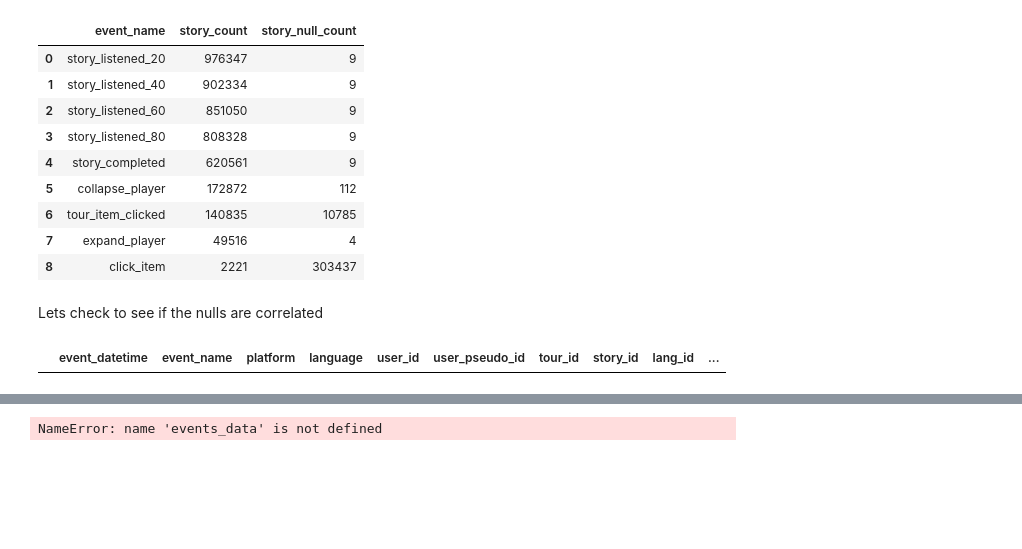
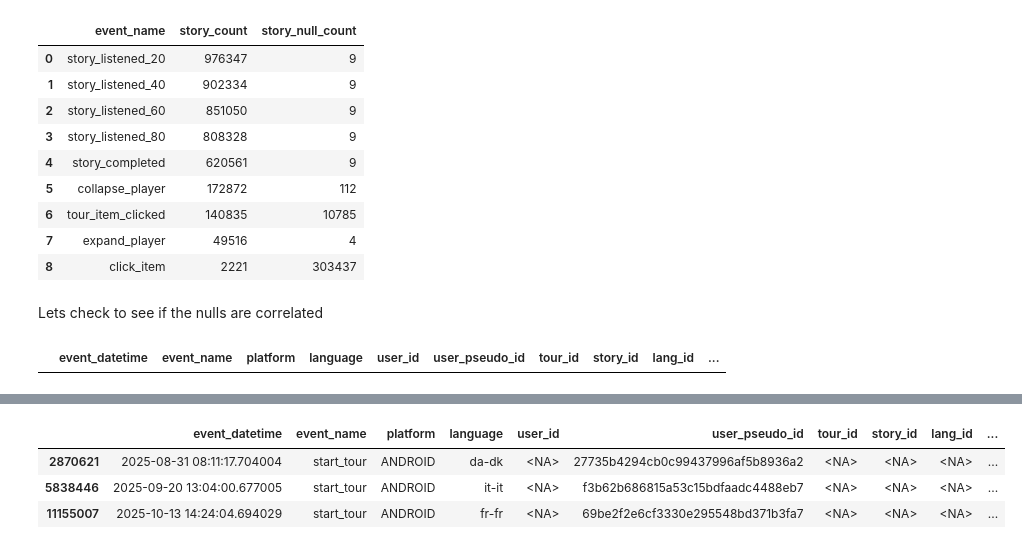
Before and after one commit to vassilismylo/Clio_Muse, a Jupyter notebook: Altair_Analytics/events_analysis.ipynb, the cells around one changed output, grey strips where cells are left out. Saved outputs shown, nothing was run; the diff lists cells and outputs as text; code cells hidden in the pictures; blank space fills up the shorter version.

Commit message:
event analysis ended

```diff
--- a/Altair_Analytics/events_analysis.ipynb
+++ b/Altair_Analytics/events_analysis.ipynb
@@ -238,6 +238,13 @@ story_null_events[story_null_events['event_name'] == "story_listened_20"]
 | 10912139 | 2025-10-24 11:37:57.252016 | story_listened_20 | ANDROID | el-gr | <NA> | 6cdf33aae5fdc0695785a56c4199194c | 908 | <NA> | 2 | ... |
 | 12833432 | 2025-10-24 12:26:18.289044 | story_listened_20 | ANDROID | el-gr | <NA> | 6cdf33aae5fdc0695785a56c4199194c | 908 | <NA> | 2 | ... |
 # %%
-events_data[events_data['user_pseudo_id'] == "2b48dd062081a9bc8a0fe0957e99a1ea"]
+weird_guy = events_data[events_data['user_pseudo_id'] == "27735b4294cb0c99437996af5b8936a2"]
-# %% [output]
-NameError: name 'events_data' is not defined
+# %%
+events_data.loc[
+    (events_data["event_name"] == 'start_tour') & (events_data["tour_id"].isna())
+]
+# %% [output]
+|  | event_datetime | event_name | platform | language | user_id | user_pseudo_id | tour_id | story_id | lang_id | ... |
+| 2870621 | 2025-08-31 08:11:17.704004 | start_tour | ANDROID | da-dk | <NA> | 27735b4294cb0c99437996af5b8936a2 | <NA> | <NA> | <NA> | ... |
+| 5838446 | 2025-09-20 13:04:00.677005 | start_tour | ANDROID | it-it | <NA> | f3b62b686815a53c15bdfaadc4488eb7 | <NA> | <NA> | <NA> | ... |
+| 11155007 | 2025-10-13 14:24:04.694029 | start_tour | ANDROID | fr-fr | <NA> | 69be2f2e6cf3330e295548bd371b3fa7 | <NA> | <NA> | <NA> | ... |
```
Also changed, not shown: parts of 7 cells of this notebook.
